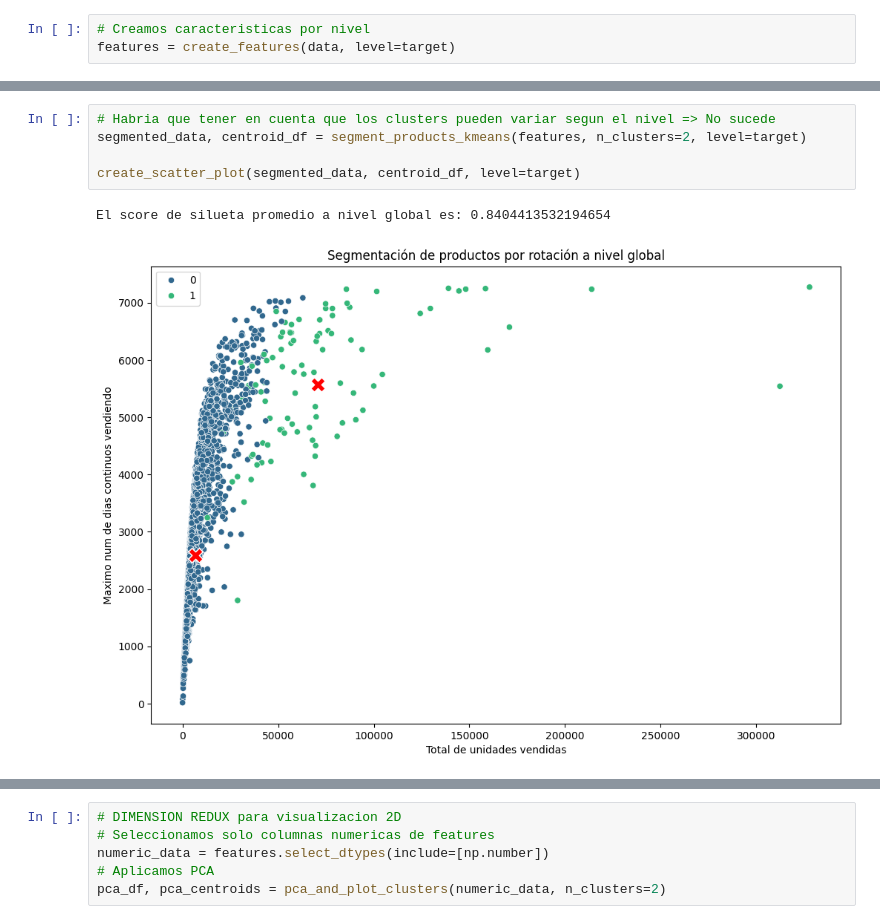
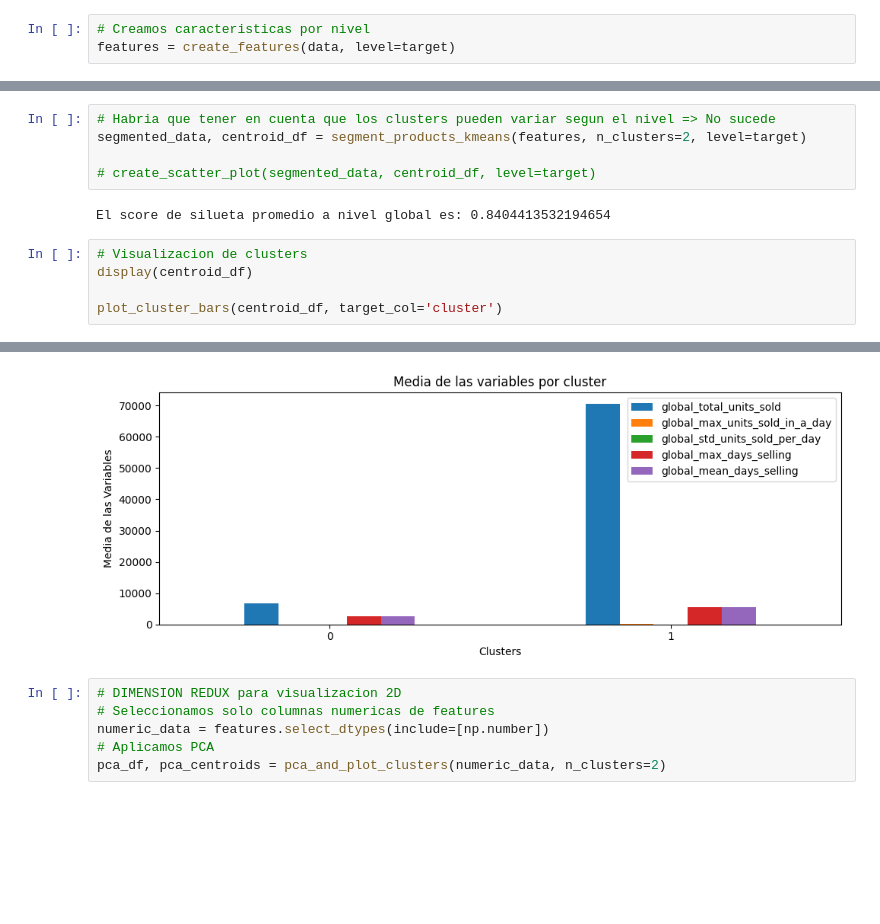
Before and after one commit to antonioMateos/grupo2retail_0424, a Jupyter notebook: 03_Clustering/Clustering_Productos_Rotacion.ipynb, the cells around one changed output, grey strips where cells are left out. Drawn from its saved outputs; the diff is of its cells as text; blank space fills up the shorter version.

```diff
--- a/03_Clustering/Clustering_Productos_Rotacion.ipynb
+++ b/03_Clustering/Clustering_Productos_Rotacion.ipynb
@@ -412,7 +465,12 @@ plot_silhouette(features, level=target)
 # Habria que tener en cuenta que los clusters pueden variar segun el nivel => No sucede
 segmented_data, centroid_df = segment_products_kmeans(features, n_clusters=2, level=target)
 
-create_scatter_plot(segmented_data, centroid_df, level=target)
+# create_scatter_plot(segmented_data, centroid_df, level=target)
 # %% [output]
 El score de silueta promedio a nivel global es: 0.8404413532194654
-[figure, removed]
+# %%
+# Visualizacion de clusters
+display(centroid_df)
+
+plot_cluster_bars(centroid_df, target_col='cluster')
+# %% [output]
@@ -419,3 +480,4 @@ El score de silueta promedio a nivel global es: 0.8404413532194654
+[figure, added]
 # %%
 # DIMENSION REDUX para visualizacion 2D
 # Seleccionamos solo columnas numericas de features
```
Also changed, not shown: parts of 23 cells of this notebook, 4 other files.
